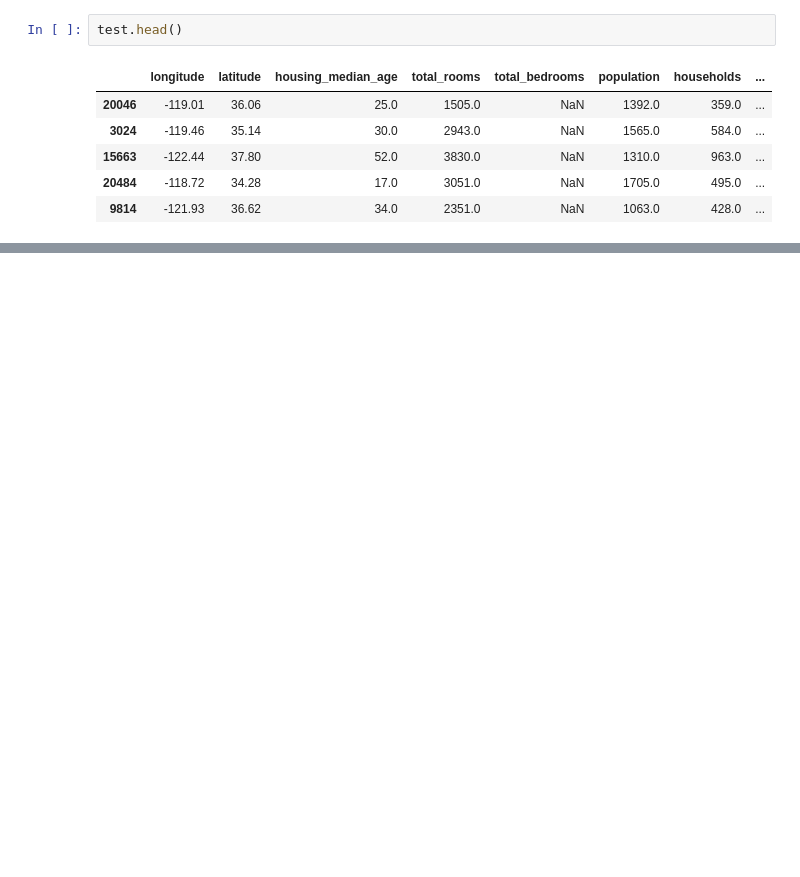
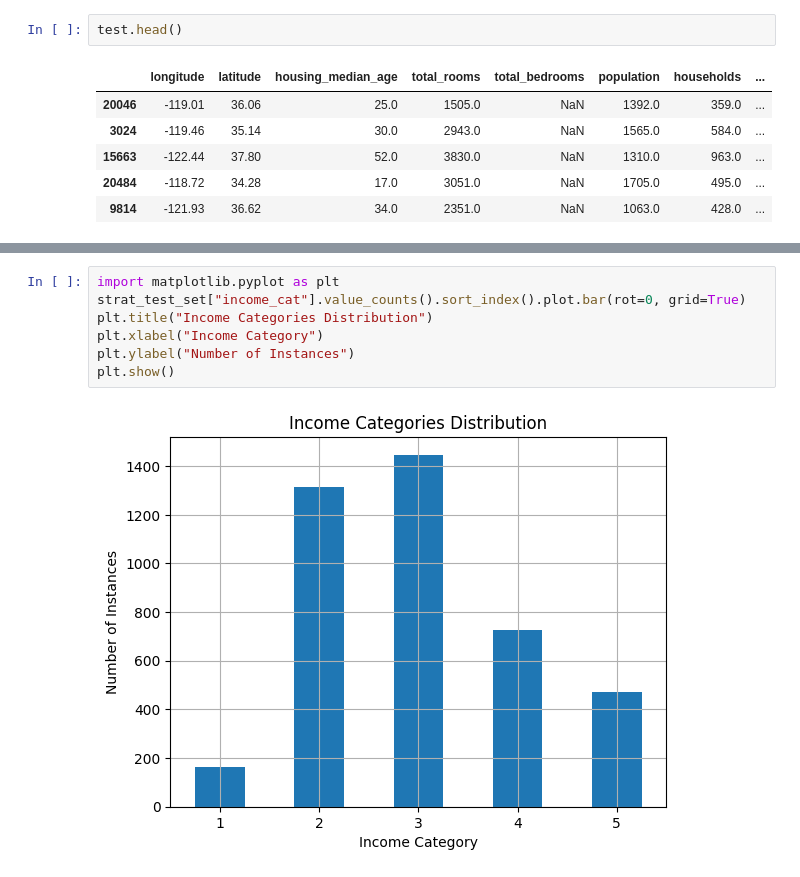
Before and after one commit to krishroy321/datascience, a Jupyter notebook: Python/scikit-learn/creating a test set.ipynb, the cells around one changed output, grey strips where cells are left out. Saved outputs shown, nothing was run; the diff lists cells and outputs as text; blank space fills up the shorter version.

```diff
--- a/Python/scikit-learn/creating a test set.ipynb
+++ b/Python/scikit-learn/creating a test set.ipynb
@@ -133,0 +165,9 @@ test.head()
+# %%
+import matplotlib.pyplot as plt
+strat_test_set["income_cat"].value_counts().sort_index().plot.bar(rot=0, grid=True)
+plt.title("Income Categories Distribution")
+plt.xlabel("Income Category")
+plt.ylabel("Number of Instances")
+plt.show()
+# %% [output]
+[figure, added]
```
Also changed, not shown: parts of 5 cells of this notebook.
